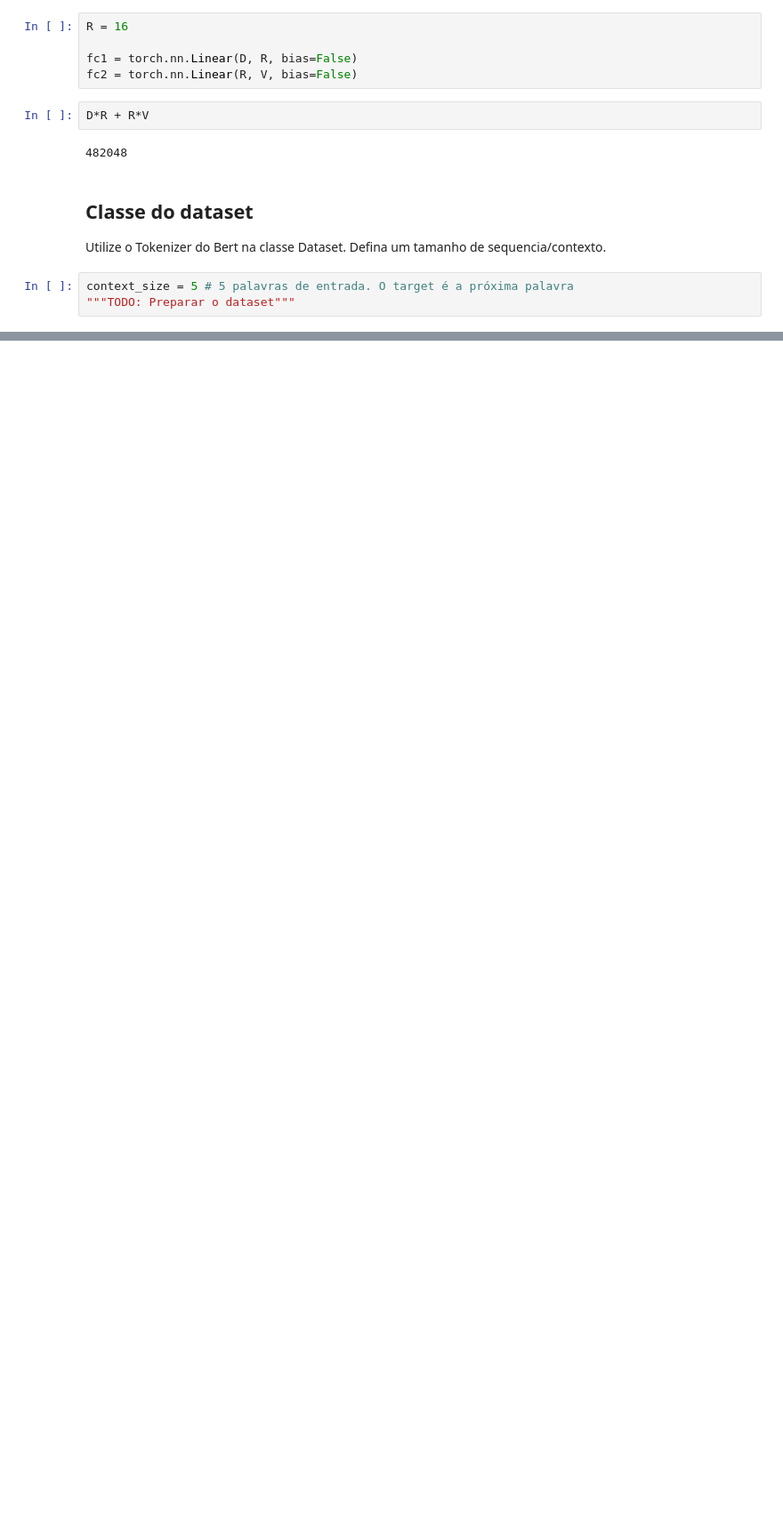
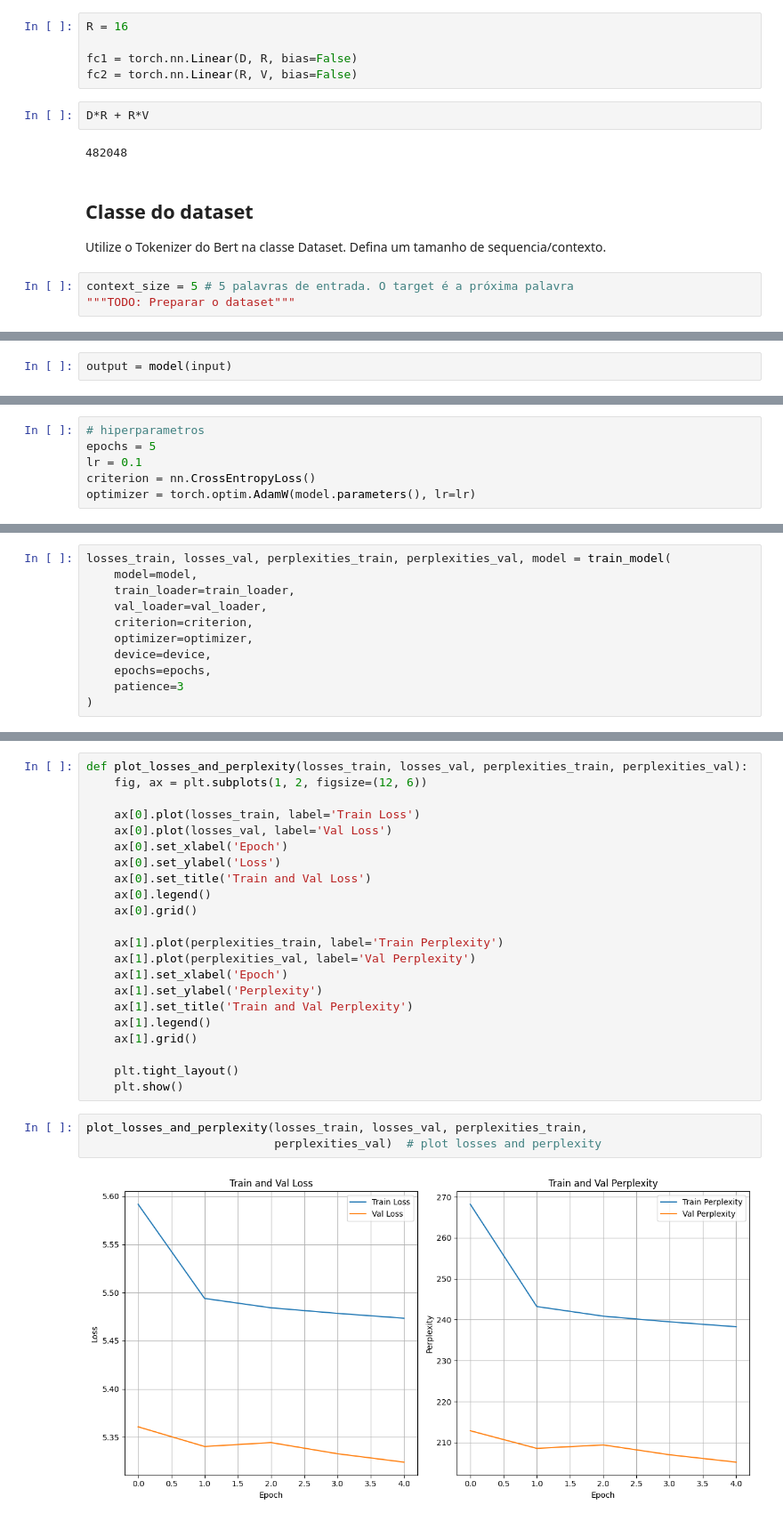
Before and after one commit to mfbosco/advanced-deep-learning-llms, a Jupyter notebook: 04-BERT/exercicio_BERT.ipynb, the cells around one changed output, grey strips where cells are left out. Shown at 89% size. Saved outputs shown, nothing was run; the diff lists cells and outputs as text; blank space fills up the shorter version.

```diff
--- a/04-BERT/exercicio_BERT.ipynb
+++ b/04-BERT/exercicio_BERT.ipynb
@@ -335,0 +564,2 @@ generate_text(text, max_length)
+# %%
+output = model(input)
@@ -335,0 +742,6 @@ generate_text(text, max_length)
+# %%
+# hiperparametros
+epochs = 5
+lr = 0.1
+criterion = nn.CrossEntropyLoss()
+optimizer = torch.optim.AdamW(model.parameters(), lr=lr)
@@ -335,0 +798,11 @@ generate_text(text, max_length)
+# %%
+losses_train, losses_val, perplexities_train, perplexities_val, model = train_model(
+    model=model,
+    train_loader=train_loader,
+    val_loader=val_loader,
+    criterion=criterion,
+    optimizer=optimizer,
+    device=device,
+    epochs=epochs,
+    patience=3
+)
@@ -335,0 +817,27 @@ generate_text(text, max_length)
+# %%
+def plot_losses_and_perplexity(losses_train, losses_val, perplexities_train, perplexities_val):
+    fig, ax = plt.subplots(1, 2, figsize=(12, 6))
+
+    ax[0].plot(losses_train, label='Train Loss')
+    ax[0].plot(losses_val, label='Val Loss')
+    ax[0].set_xlabel('Epoch')
+    ax[0].set_ylabel('Loss')
+    ax[0].set_title('Train and Val Loss')
+    ax[0].legend()
+    ax[0].grid()
+
+    ax[1].plot(perplexities_train, label='Train Perplexity')
+    ax[1].plot(perplexities_val, label='Val Perplexity')
+    ax[1].set_xlabel('Epoch')
+    ax[1].set_ylabel('Perplexity')
+    ax[1].set_title('Train and Val Perplexity')
+    ax[1].legend()
+    ax[1].grid()
+
+    plt.tight_layout()
+    plt.show()
+# %%
+plot_losses_and_perplexity(losses_train, losses_val, perplexities_train,
+                           perplexities_val)  # plot losses and perplexity
+# %% [output]
+[figure, added]
```
Also changed, not shown: parts of 100 cells of this notebook, 1 other file.
